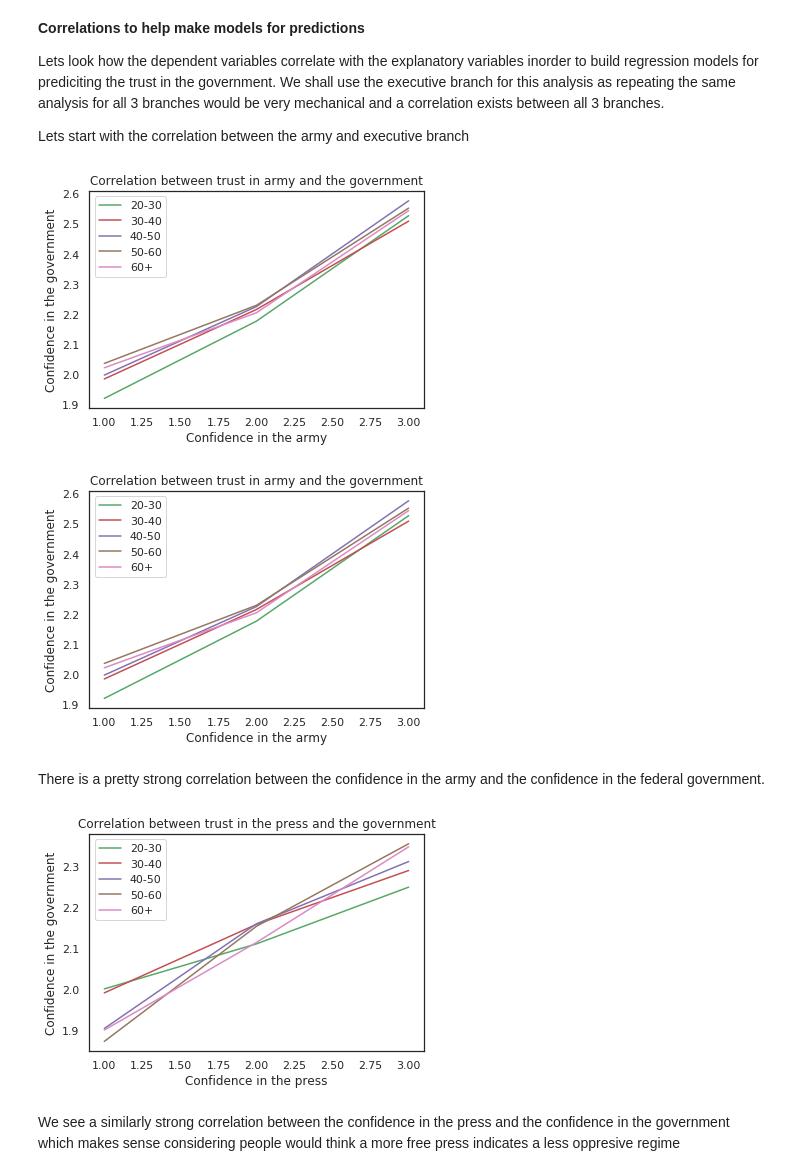
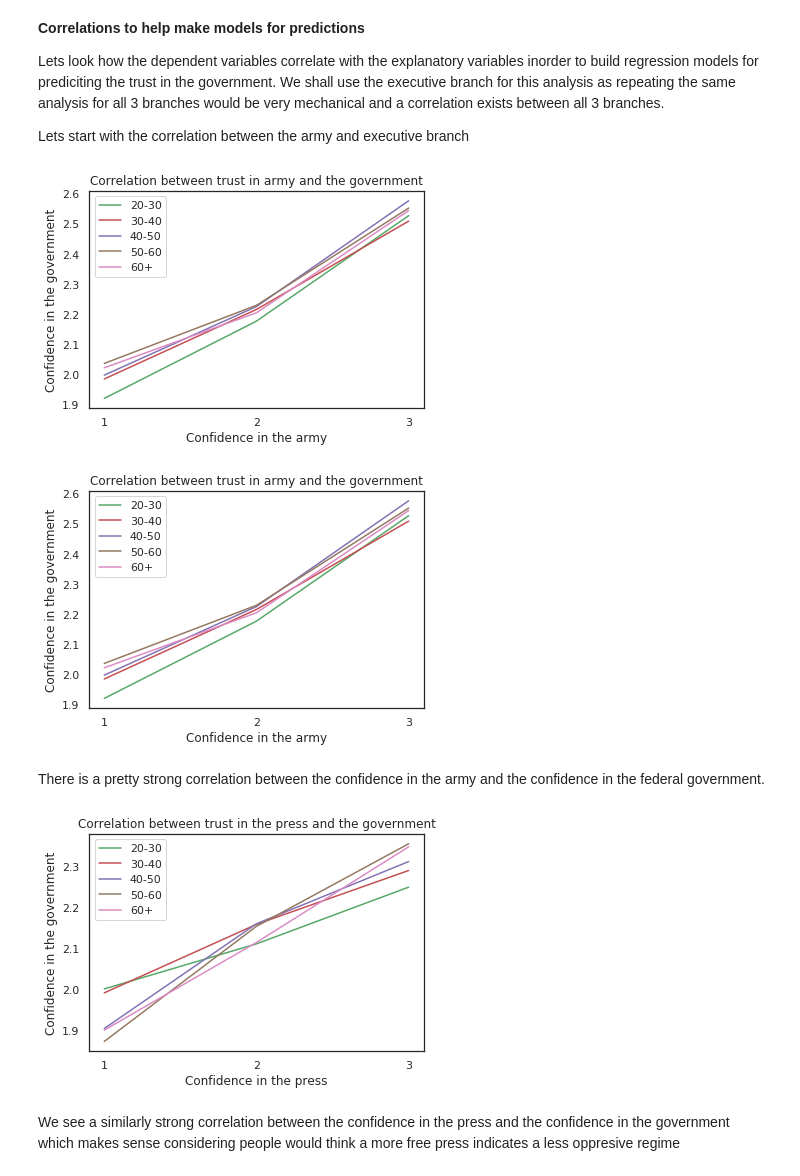
Before and after one commit to ssreekanth2000/project_2, a Jupyter notebook: project02.ipynb, the cells around one changed output. Cells and saved outputs as stored; diff of their text form; code cells hidden in the pictures.

```diff
--- a/project02.ipynb
+++ b/project02.ipynb
@@ -196,53 +196,84 @@ Lets look how the dependent variables correlate with the explanatory variables i
 Lets start with the correlation between the army and executive branch
 # %%
 def correlation_with_error(groupby,category,title,xlabel,ylabel):
+    age2=gss[(gss['age']>20) & (gss['age']<30)];
+    age3=gss[(gss['age']>30) & (gss['age']<40)];
+    age4=gss[(gss['age']>40) & (gss['age']<50)];
+    age5=gss[(gss['age']>50) & (gss['age']<60)];
+    age6=gss[(gss['age']>60)];
+    fig, ax = subplots()
+    grouped6=age6.groupby(groupby)
+    grouped2=age2.groupby(groupby)
+    grouped3=age3.groupby(groupby)
+    grouped4=age4.groupby(groupby)
+    grouped5=age5.groupby(groupby)
+    series2=grouped2[category].mean()
+    series3=grouped3[category].mean()
+    series4=grouped4[category].mean()
+    series5=grouped5[category].mean()
+    series6=grouped6[category].mean()
+    err2=grouped2[category].sem()
+    err3=grouped3[category].sem()
+    err4=grouped4[category].sem()
+    err5=grouped5[category].sem()
+    err6=grouped6[category].sem()
+    series2.plot(color='C2',xticks = [1.0,2.0,3.0])
+    series3.plot(color='C3')
+    series4.plot(color='C4')
+    series5.plot(color='C5')
+    series6.plot(color='C6')
+    ax.legend(["20-30", "30-40", "40-50","50-60","60+"])
+    plt.title(title)
+    plt.xlabel(xlabel)
+    plt.ylabel(ylabel)
+def correlation_with_error1(groupby,category,title,xlabel,ylabel):
     age2=gss[(gss['age']>20) & (gss['age']<30)];
     age3=gss[(gss['age']>30) & (gss['age']<40)];
     age4=gss[(gss['age']>40) & (gss['age']<50)];
     age5=gss[(gss['age']>50) & (gss['age']<60)];
     age6=gss[(gss['age']>60)];
     fig, ax = subplots()
     grouped6=age6.groupby(groupby)
     grouped2=age2.groupby(groupby)
     grouped3=age3.groupby(groupby)
     grouped4=age4.groupby(groupby)
     grouped5=age5.groupby(groupby)
     series2=grouped2[category].mean()
     series3=grouped3[category].mean()
     series4=grouped4[category].mean()
     series5=grouped5[category].mean()
     series6=grouped6[category].mean()
     err2=grouped2[category].sem()
     err3=grouped3[category].sem()
     err4=grouped4[category].sem()
     err5=grouped5[category].sem()
     err6=grouped6[category].sem()
     series2.plot(color='C2')
     series3.plot(color='C3')
     series4.plot(color='C4')
     series5.plot(color='C5')
     series6.plot(color='C6')
     ax.legend(["20-30", "30-40", "40-50","50-60","60+"])
     plt.title(title)
     plt.xlabel(xlabel)
     plt.ylabel(ylabel)
 
 correlation_with_error("conarmy","confed","Correlation between trust in army and the government", "Confidence in the army","Confidence in the government")
 # %% [output]
-[figure, old version]
+[figure, new version]
 # %%
 
 
 
 correlation_with_error("conarmy","confed","Correlation between trust in army and the government", "Confidence in the army","Confidence in the government")
 # %% [output]
-[figure, old version]
+[figure, new version]
 # %% [markdown]
 There is a pretty strong correlation between the confidence in the army and the confidence in the federal government.
 # %%
 correlation_with_error("conpress","confed","Correlation between trust in the press and the government", "Confidence in the press","Confidence in the government")
 # %% [output]
-[figure, old version]
+[figure, new version]
 # %% [markdown]
 We see a similarly strong correlation between the confidence in the press and the confidence in the government which makes sense considering people would think a more free press indicates a less oppresive regime
 # %%
```
Also changed, not shown: parts of 8 cells of this notebook.
